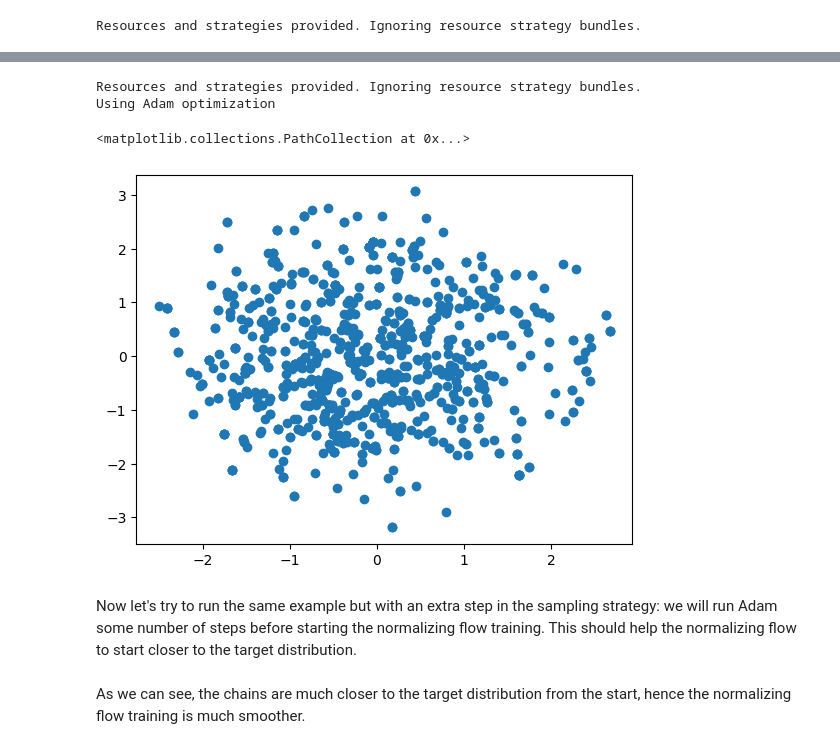
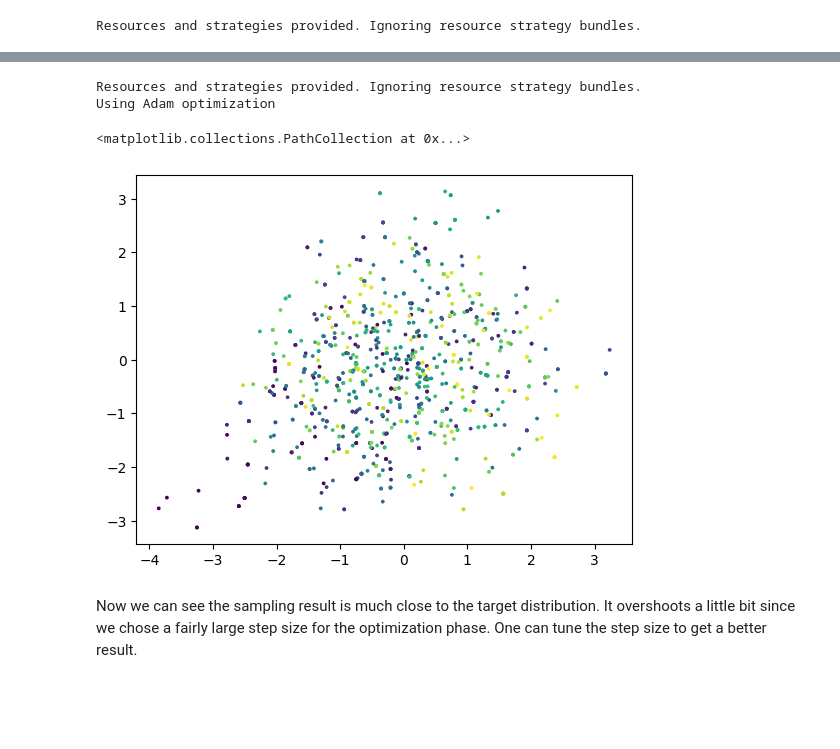
Before and after one commit to kazewong/flowMC, a Jupyter notebook: docs/tutorials/custom_strategy.ipynb, the cells around one changed output, grey strips where cells are left out. Drawn from its saved outputs; the diff is of its cells as text; code cells hidden in the pictures; blank space fills up the shorter version.

Commit message:
Finish custom strategy notebook

```diff
--- a/docs/tutorials/custom_strategy.ipynb
+++ b/docs/tutorials/custom_strategy.ipynb
@@ -85,43 +96,45 @@ We should see the chain need to started off really far from the most probable se
 # %%
-n_opt_steps = 200
-learning_rate = 1
+# Defining hyperparameters for optimization
+n_opt_steps = 50
+learning_rate = 3
 noise_level = 0.1
 adam_optimizer = AdamOptimization(target_log_prob, n_steps= n_opt_steps,learning_rate=learning_rate, noise_level=noise_level)
 
+# Constructing the resources again.
 positions = Buffer("positions", n_chains=n_chains, n_steps=n_steps, n_dims=n_dims)
 log_prob = Buffer("log_prob", n_chains=n_chains, n_steps=n_steps, n_dims=1)
 acceptance = Buffer("acceptance", n_chains=n_chains, n_steps=n_steps, n_dims=1)
 resource = {
     "positions": positions,
     "log_prob": log_prob,
     "acceptance": acceptance,
     "RWMCMC": RWMCMC_sampler,
 }
 
 strategy = TakeSerialSteps(
     logpdf=target_log_prob,
     kernel_name="RWMCMC",
     buffer_names=["positions", "log_prob", "acceptance"],
     n_steps=n_steps,
 )
 
+# Prepending the optimization strategy to the list of strategies
+
 nf_sampler = Sampler(
     n_dim=n_dims,
     n_chains=n_chains,
     rng_key=rng_key,
     resources=resource,
     strategies=[adam_optimizer, strategy],
 )
 
 nf_sampler.sample(initial_position, {})
 
 output_chains = nf_sampler.resources["positions"].buffer.reshape(-1, n_dims)
 plt.figure()
-plt.scatter(output_chains[:, 0], output_chains[:, 1])
+plt.scatter(output_chains[:, 0], output_chains[:, 1], c=np.repeat(np.arange(output_chains.shape[0]//5)[None], 5,axis=0).flatten(),s=3)
 # %% [output]
 Resources and strategies provided. Ignoring resource strategy bundles.
 Using Adam optimization
 <matplotlib.collections.PathCollection at 0x...>
-[figure, old version]
+[figure, new version]
-# %% [markdown]
-Now let's try to run the same example but with an extra step in the sampling strategy: we will run Adam some number of steps before starting the normalizing flow training. This should help the normalizing flow to start closer to the target distribution.
@@ -163,2 +140,0 @@ nf_sampler.sample(initial_position, data={"data": data})
-# %% [markdown]
-As we can see, the chains are much closer to the target distribution from the start, hence the normalizing flow training is much smoother.
@@ -214,0 +141,2 @@ plt.show()
+# %% [markdown]
+Now we can see the sampling result is much close to the target distribution. It overshoots a little bit since we chose a fairly large step size for the optimization phase. One can tune the step size to get a better result.
```
Also changed, not shown: parts of 10 cells of this notebook.
